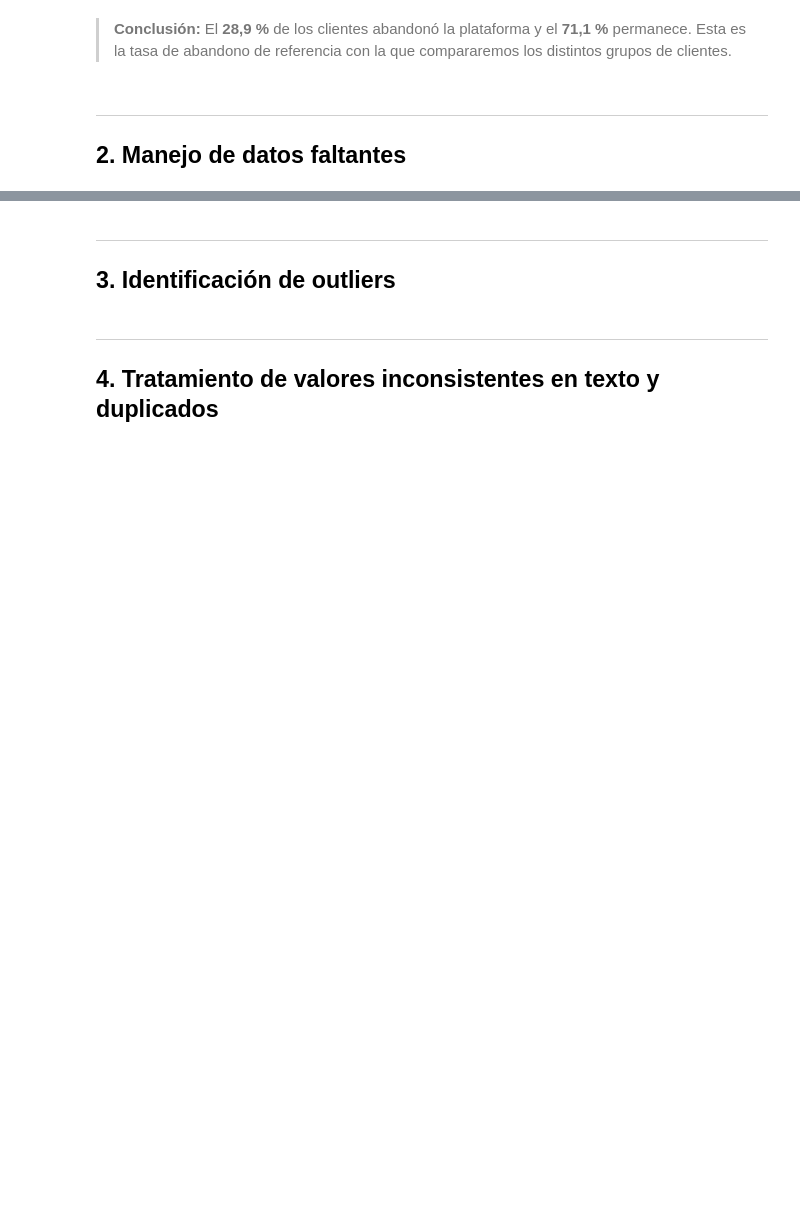
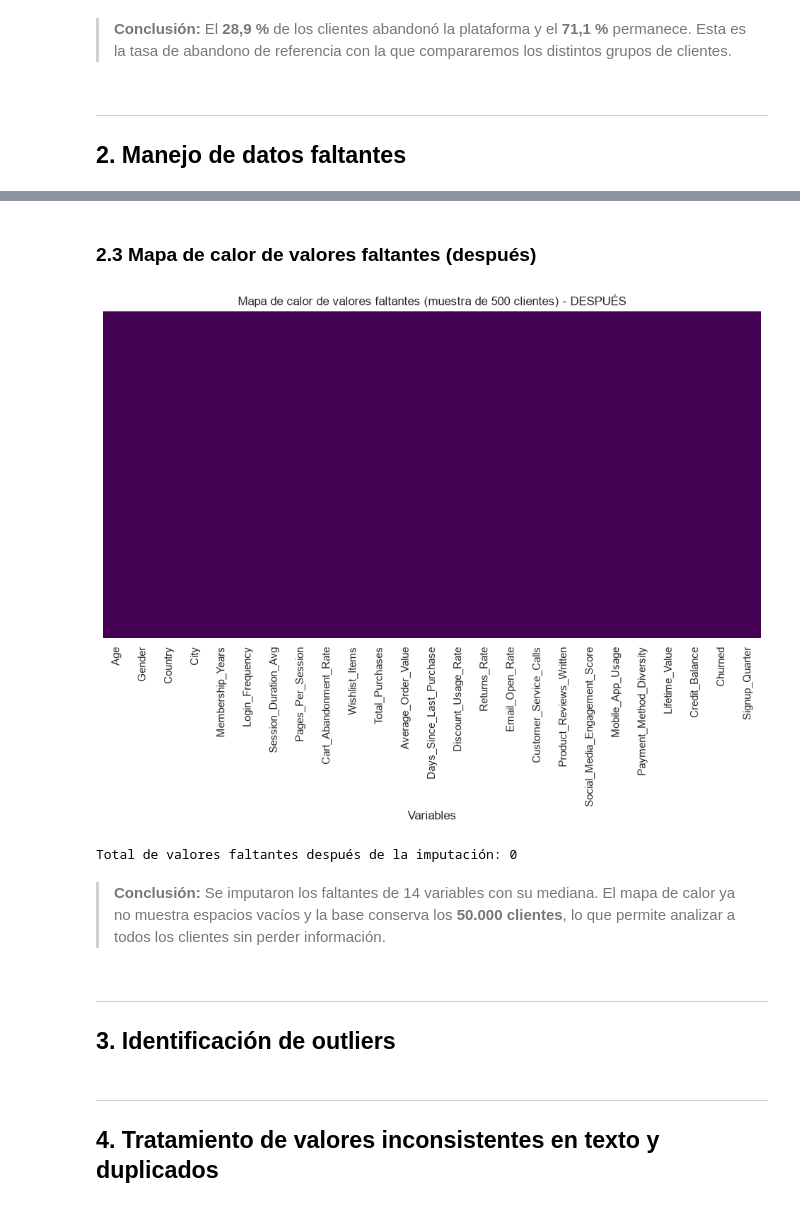
Before and after one commit to wen200729-boop/Analisis-web, a Jupyter notebook: analisis_clientes.ipynb, the cells around one changed output, grey strips where cells are left out. Cells and saved outputs as stored; diff of their text form; code cells hidden in the pictures; blank space fills up the shorter version.

```diff
--- a/analisis_clientes.ipynb
+++ b/analisis_clientes.ipynb
@@ -172,0 +222,9 @@ Name: proportion, dtype: float64
+# %%
+columnas_con_nulos = datos.columns[datos.isnull().any()]
+
+for columna in columnas_con_nulos:
+    mediana = datos[columna].median()
+    if columna in discretas:
+        mediana = round(mediana)
+    datos[columna] = datos[columna].fillna(mediana)
+    print(f"{columna}: faltantes imputados con la mediana = {mediana}")
@@ -173,3 +246,18 @@ Name: proportion, dtype: float64
+# %% [markdown]
+### 2.3 Mapa de calor de valores faltantes (después)
+# %%
+plt.figure(figsize=(12, 6))
+sns.heatmap(datos.sample(500, random_state=42).isnull(), cbar=False, cmap="viridis", yticklabels=False)
+plt.title("Mapa de calor de valores faltantes (muestra de 500 clientes) - DESPUÉS")
+plt.xlabel("Variables")
+plt.show()
+
+print(f"Total de valores faltantes después de la imputación: {datos.isnull().sum().sum()}")
+# %% [output]
+[figure, added]
+Total de valores faltantes después de la imputación: 0
+# %% [markdown]
+> **Conclusión:** Se imputaron los faltantes de 14 variables con su mediana. El mapa de calor ya no muestra espacios vacíos y la base conserva los **50.000 clientes**, lo que permite analizar a todos los clientes sin perder información.
 # %% [markdown]
 ---
 ## 3. Identificación de outliers
```
Also changed, not shown: parts of 8 cells of this notebook.
